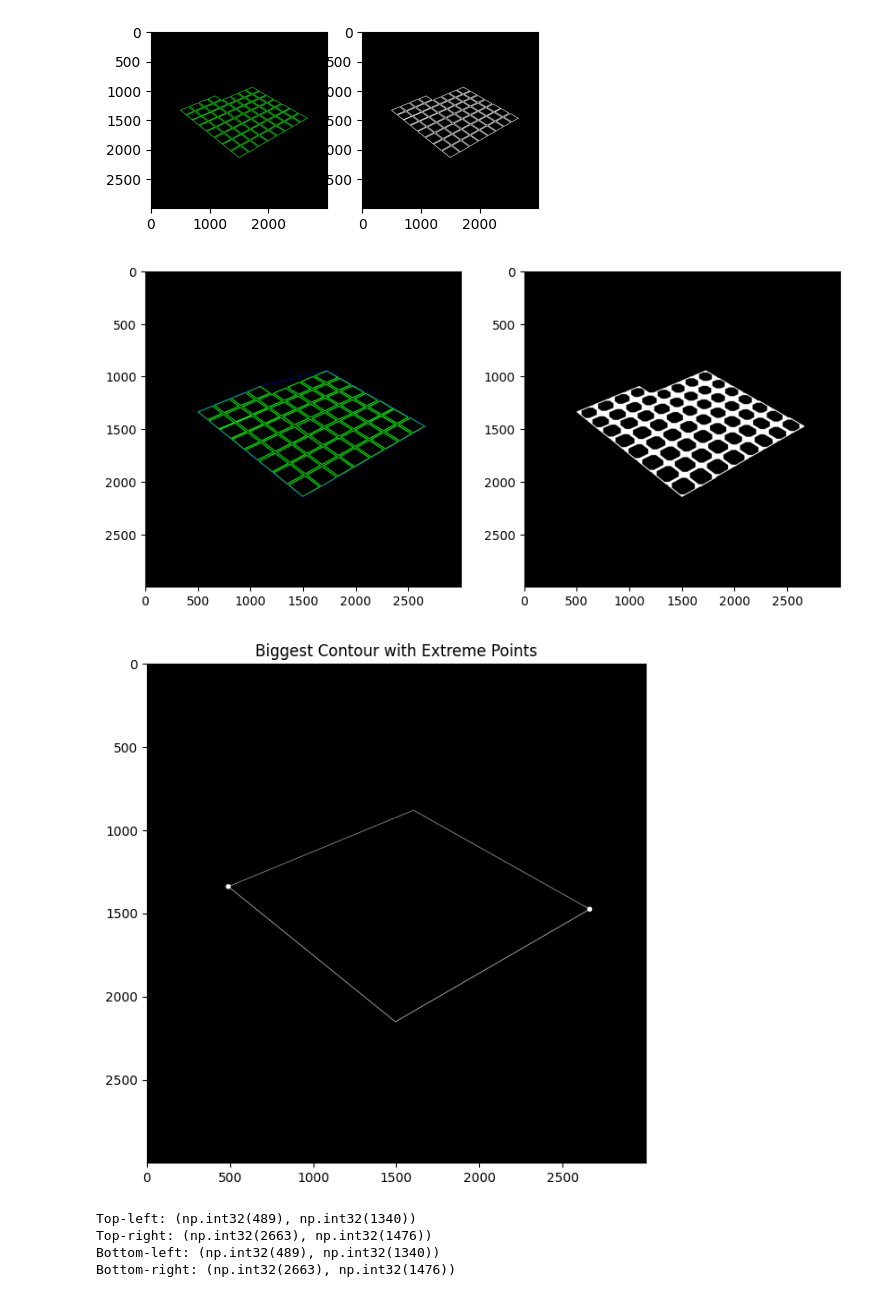
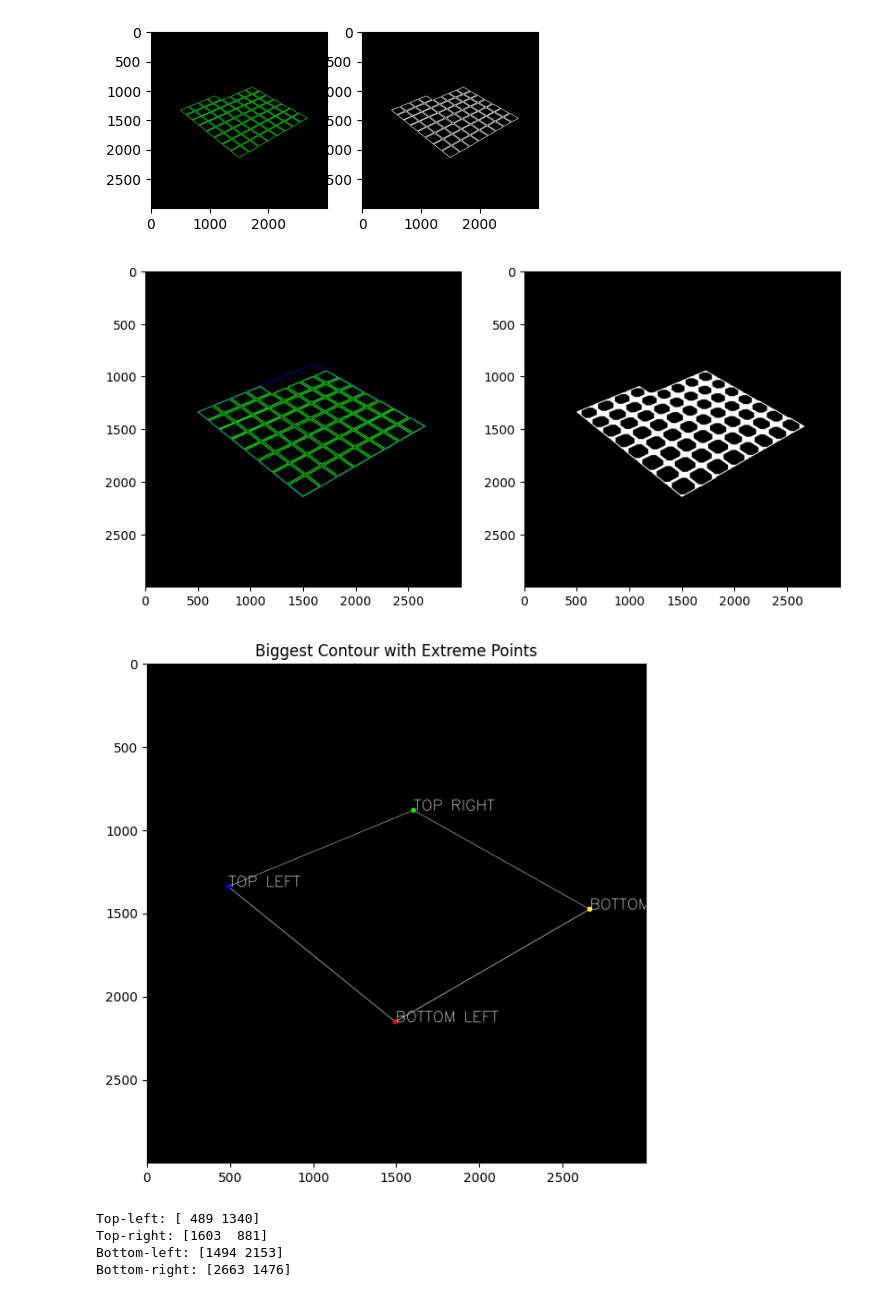
Before and after one commit to Villani-Luca/Chessy3D, a Jupyter notebook: src/chessboard_localization_temp/notebook_pipeline_multiple.ipynb, the cells around one changed output. Saved outputs shown, nothing was run; the diff lists cells and outputs as text; code cells hidden in the pictures.

```diff
--- a/src/chessboard_localization_temp/notebook_pipeline_multiple.ipynb
+++ b/src/chessboard_localization_temp/notebook_pipeline_multiple.ipynb
@@ -139,17 +139,12 @@ for idx, (t1,t2) in enumerate(params):
 
                 # create same pattern for points , bottomright(1) , topright(2) , topleft(3) , bottomleft(4)
                 index_sorted = sorted(pts, key=lambda x: x[0], reverse=True)
-
                 #  Y values
                 if index_sorted[0][1]< index_sorted[1][1]:
-                    cur=index_sorted[0]
-                    index_sorted[0] =  index_sorted[1]
-                    index_sorted[1] = cur
+                    index_sorted[0], index_sorted[1] = index_sorted[1], index_sorted[0]
 
                 if index_sorted[2][1]> index_sorted[3][1]:
-                    cur=index_sorted[2]
-                    index_sorted[2] =  index_sorted[3]
-                    index_sorted[3] = cur
+                    index_sorted[2], index_sorted[3] = index_sorted[3], index_sorted[2]
 
                 # bottomright(1) , topright(2) , topleft(3) , bottomleft(4)
                 pt1=index_sorted[0]
@@ -334,11 +329,11 @@ rect = cv2.minAreaRect(cnt)
 box = cv2.boxPoints(rect)
 box = np.intp(box)
 
-convex_hull = cv2.convexHull(cnt)
+best_fitting_square = cv2.approxPolyN(cnt, 4)
 
 # cv2.drawContours(valid_polygons_image_copy, cnts,-1, (255,0,255), 3)
 # cv2.drawContours(valid_polygons_image_copy,[box],0,(255,255,0),3)
-cv2.drawContours(valid_polygons_image_copy, [convex_hull], 0, (0, 0, 255), 3)
+cv2.drawContours(valid_polygons_image_copy, [best_fitting_square], 0, (0, 0, 255), 3)
 
 plt.figure(figsize=(10,10))
 plt.subplot(1,2,1)
@@ -348,61 +343,64 @@ plt.subplot(1,2,2)
 plt.imshow(valid_polygons_image_gray, cmap='gray')
 plt.show()
 # %% [output]
-[figure, old version]
+[figure, new version]
 # %%
-approx = cv2.approxPolyN(convex_hull, 4)
+approx = cv2.approxPolyN(best_fitting_square, 4)
 
 # Initialize variables to store extreme points
 top_left = None
 top_right = None
 bottom_left = None
 bottom_right = None
 
-# Loop through the contour to find extreme points
-for point in approx[0, :]:
-    x, y = point
+# create same pattern for points , bottomright(1) , topright(2) , topleft(3) , bottomleft(4)
+index_sorted = sorted(best_fitting_square[0], key=lambda x: x[0], reverse=True)
+#  Y values
+if index_sorted[0][1] < index_sorted[1][1]:
+    index_sorted[0], index_sorted[1] = index_sorted[1], index_sorted[0]
 
-    if top_left is None or (x + y < top_left[0] + top_left[1]):
-        top_left = (x, y)
+if index_sorted[2][1] > index_sorted[3][1]:
+    index_sorted[2], index_sorted[3] = index_sorted[3], index_sorted[2]
 
-    if top_right is None or (x - y > top_right[0] - top_right[1]):
-        top_right = (x, y)
-
-    if bottom_left is None or (x - y < bottom_left[0] - bottom_left[1]):
-        bottom_left = (x, y)
-
-    if bottom_right is None or (x + y > bottom_right[0] + bottom_right[1]):
-        bottom_right = (x, y)
+bottom_right=index_sorted[0]
+top_right=index_sorted[1]
+top_left=index_sorted[2]
+bottom_left=index_sorted[3]
 
 # Draw the contour and the extreme points
-extreme_points_image = np.zeros_like(valid_polygons_image_gray, dtype=np.uint8)
+extreme_points_image = np.zeros_like(valid_polygons_image, dtype=np.uint8)
 cv2.drawContours(extreme_points_image, [approx], -1, (255, 255, 255), thickness=2)
 
 # Mark the extreme points
 # Mark the extreme points
-cv2.circle(extreme_points_image, top_left, 15, (255, 255, 255), -1)  # red for top-left
-cv2.circle(extreme_points_image, top_right, 15, (255, 255, 255), -1)  # green for top-right
-cv2.circle(extreme_points_image, bottom_left, 15, (255, 255,255), -1)  # blue for bottom-left
-cv2.circle(extreme_points_image, bottom_right, 15, (255, 255, 255), -1)  # yellow for bottom-right
+cv2.circle(extreme_points_image, top_left, 15, (0, 0, 255), -1)  # blue for top-left
+cv2.putText(extreme_points_image, "TOP LEFT", top_left, cv2.FONT_HERSHEY_SIMPLEX, 3, (255,255,255), 2, cv2.LINE_AA)
+cv2.circle(extreme_points_image, top_right, 15, (0, 255, 0), -1)  # green for top-right
+cv2.putText(extreme_points_image, "TOP RIGHT", top_right, cv2.FONT_HERSHEY_SIMPLEX, 3, (255,255,255), 2, cv2.LINE_AA)
+cv2.circle(extreme_points_image, bottom_left, 15, (255, 0,0), -1)  # red for bottom-left
+cv2.putText(extreme_points_image, "BOTTOM LEFT", bottom_left, cv2.FONT_HERSHEY_SIMPLEX, 3, (255,255,255), 2, cv2.LINE_AA)
+cv2.circle(extreme_points_image, bottom_right, 15, (255, 255, 0), -1)  # yellow for bottom-right
+cv2.putText(extreme_points_image, "BOTTOM RIGHT", bottom_right, cv2.FONT_HERSHEY_SIMPLEX, 3, (255,255,255), 2, cv2.LINE_AA)
 
 
 # Display the result
 plt.figure(figsize=(9, 7))
 plt.title("Biggest Contour with Extreme Points")
-plt.imshow(extreme_points_image, cmap="gray")
+# plt.imshow(extreme_points_image, cmap="gray")
+plt.imshow(extreme_points_image)
 plt.show()
 
 # Print out the extreme points
 print("Top-left:", top_left)
 print("Top-right:", top_right)
 print("Bottom-left:", bottom_left)
 print("Bottom-right:", bottom_right)
 # %% [output]
-[figure, old version]
+[figure, new version]
-Top-left: (np.int32(489), np.int32(1340))
-Top-right: (np.int32(2663), np.int32(1476))
-Bottom-left: (np.int32(489), np.int32(1340))
-Bottom-right: (np.int32(2663), np.int32(1476))
+Top-left: [ 489 1340]
+Top-right: [1603  881]
+Bottom-left: [1494 2153]
+Bottom-right: [2663 1476]
 # %%
 
 # read image and convert it to different color spaces
```
Also changed, not shown: parts of 3 cells of this notebook.
